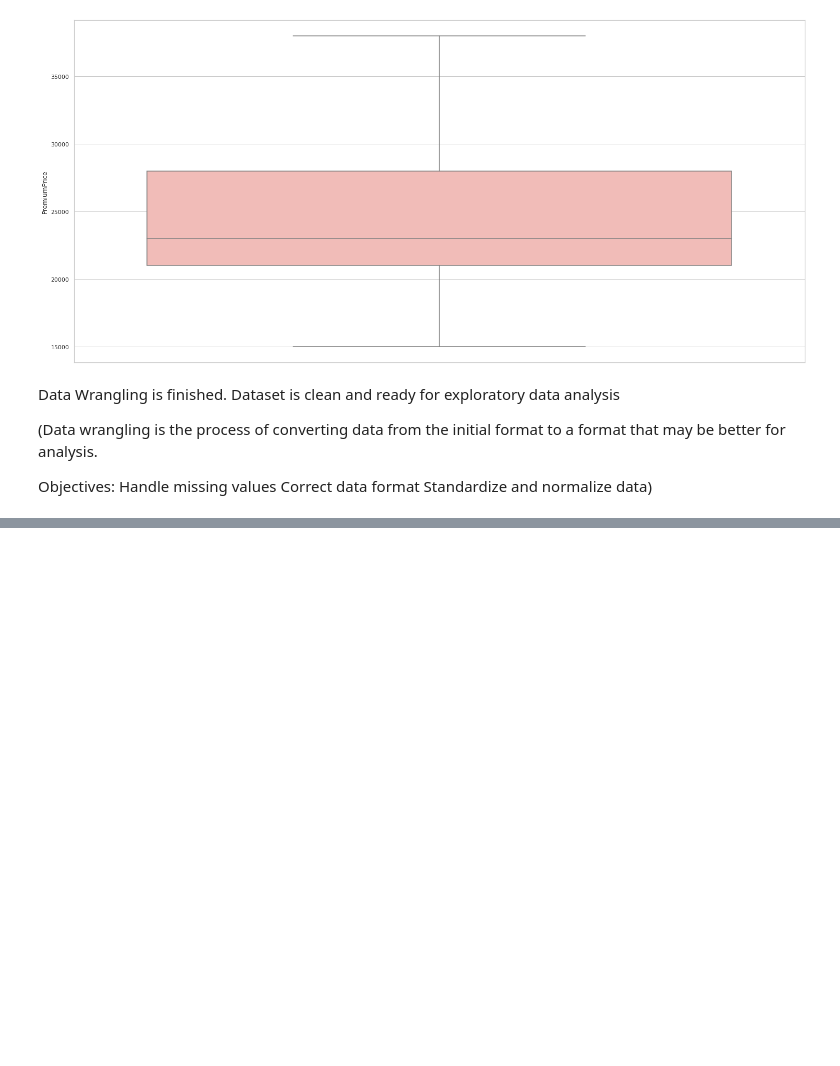
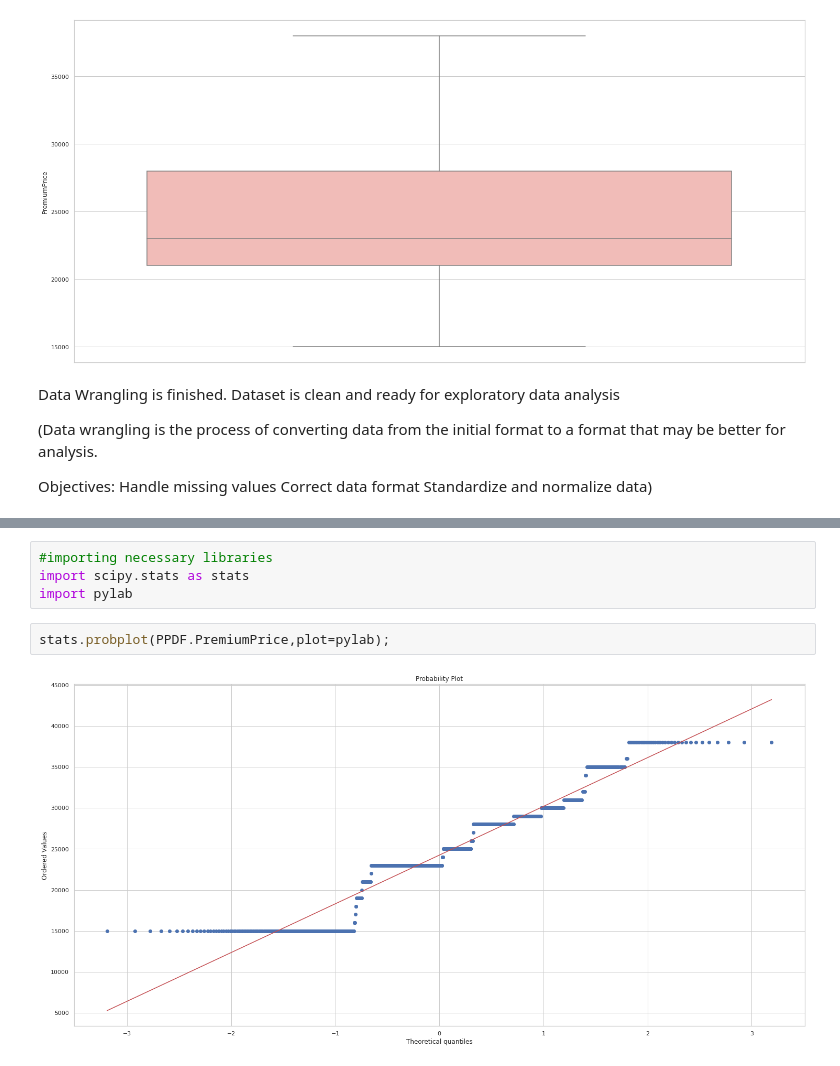
Before and after one commit to DrBharathiTC/Medical-insurance-premium-prediction, a Jupyter notebook: MEDICAL_INSURANCE_PREMIUM_PRICE_PREDICTION.ipynb, the cells around one changed output, grey strips where cells are left out. Saved outputs shown, nothing was run; the diff lists cells and outputs as text; blank space fills up the shorter version.

```diff
--- a/MEDICAL_INSURANCE_PREMIUM_PRICE_PREDICTION.ipynb
+++ b/MEDICAL_INSURANCE_PREMIUM_PRICE_PREDICTION.ipynb
@@ -184,0 +226,8 @@ Objectives: Handle missing values Correct data format Standardize and normalize
+# %%
+#importing necessary libraries
+import scipy.stats as stats
+import pylab
+# %%
+stats.probplot(PPDF.PremiumPrice,plot=pylab);
+# %% [output]
+[figure, added]
```
Also changed, not shown: parts of 61 cells of this notebook.
